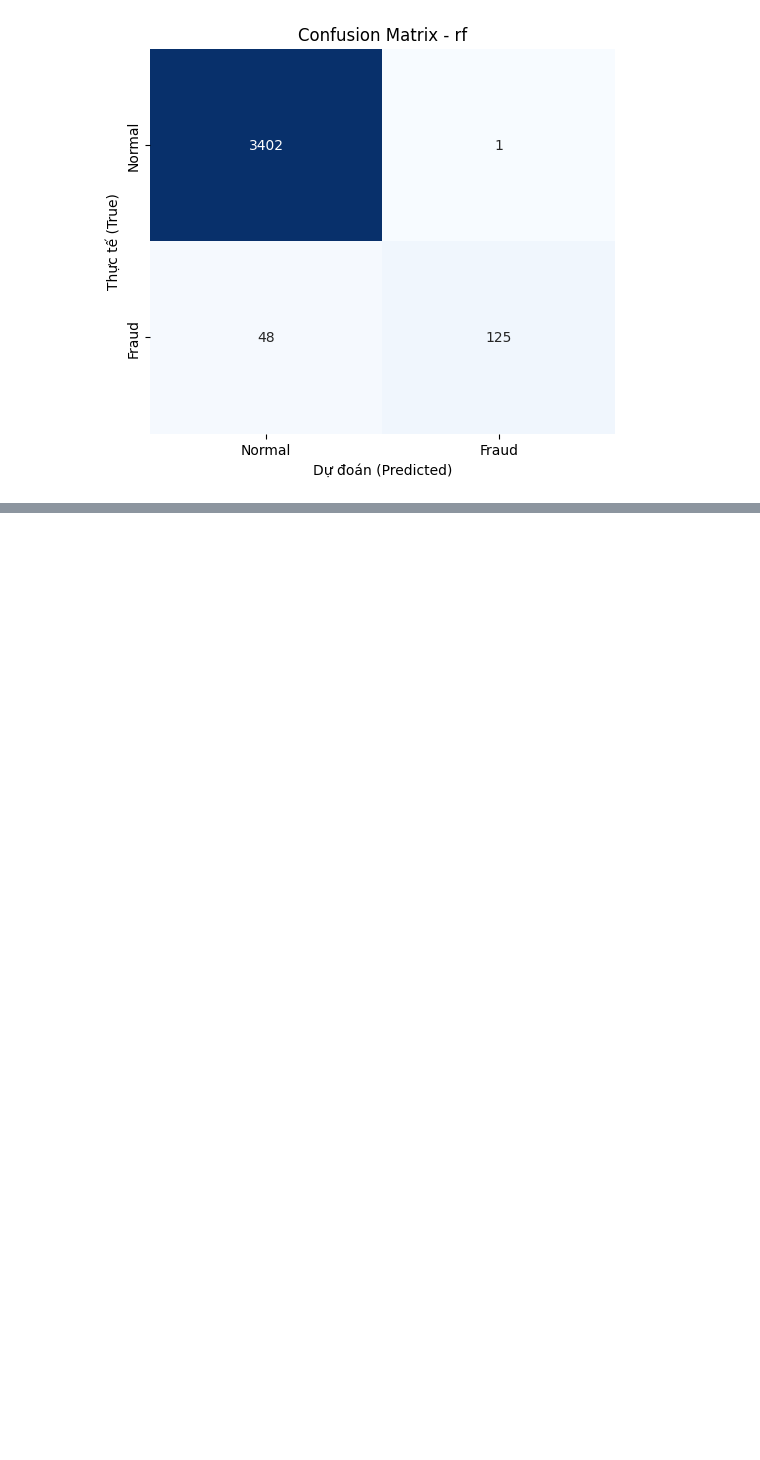
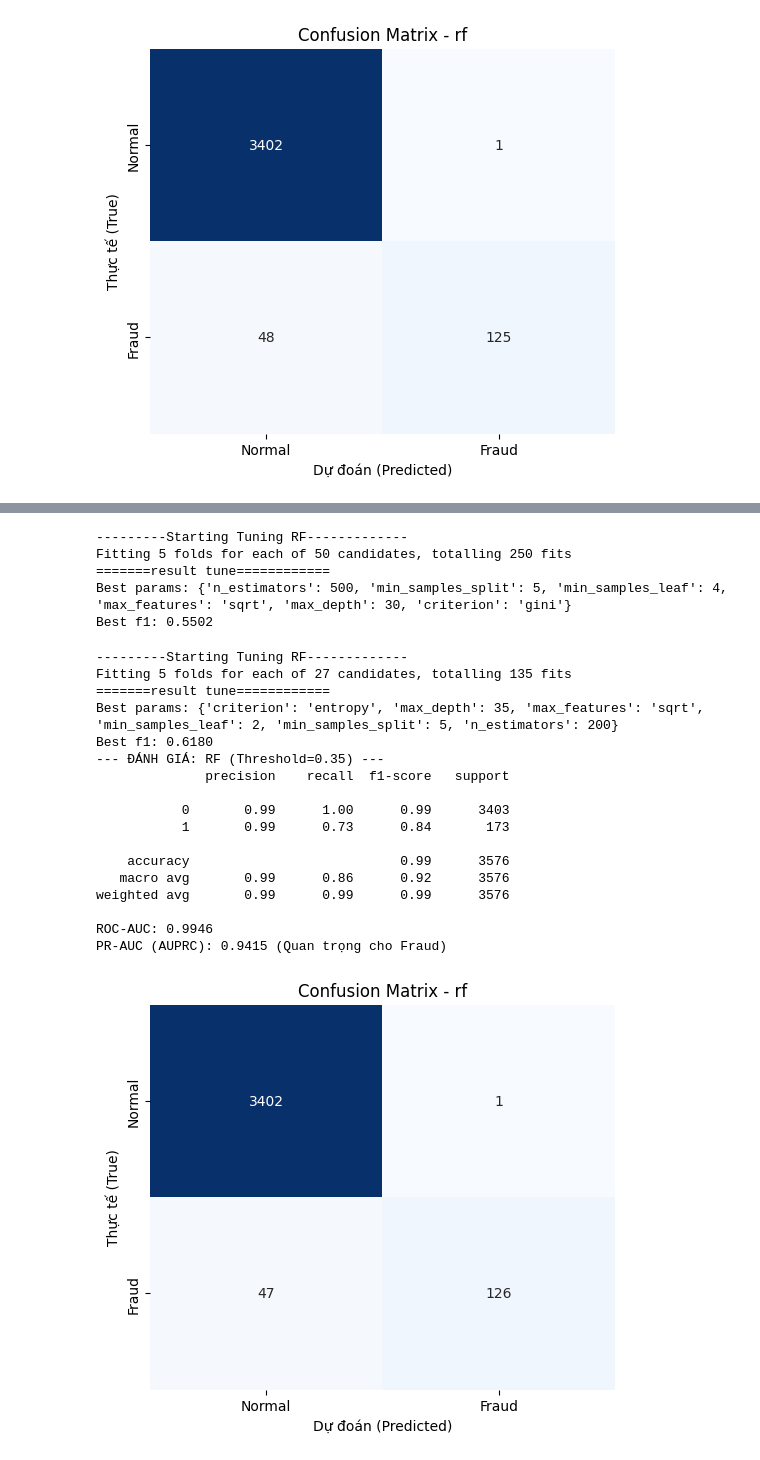
Before and after one commit to thanhlek5/Du-doan-tin-tuyen-dung, a Jupyter notebook: notebooks/RandomForest.ipynb, the cells around one changed output, grey strips where cells are left out. Saved outputs shown, nothing was run; the diff lists cells and outputs as text; code cells hidden in the pictures; blank space fills up the shorter version.

```diff
--- a/notebooks/RandomForest.ipynb
+++ b/notebooks/RandomForest.ipynb
@@ -146,0 +201,45 @@ preprocess_2 = joblib.load(tfidf_pipeline)
+# %%
+param_rcv = {
+    "n_estimators": [200,300,500],
+    "max_features": ["sqrt", "log2"],
+    "criterion": ["gini", "entropy"],
+    "min_samples_split": [5, 8, 10],
+    "min_samples_leaf": [2, 4, 8],
+    "max_depth": [10, 20, 30]
+}
+model_imbalance = tuneModel(X_train_tfidf, Y_train, model_name='rf', raw_params=param_rcv,name_search="rcv",n_iter = 50)
+# %% [output]
+---------Starting Tuning RF-------------
+Fitting 5 folds for each of 50 candidates, totalling 250 fits
+=======result tune============
+Best params: {'n_estimators': 500, 'min_samples_split': 5, 'min_samples_leaf': 4, 'max_features': 'sqrt', 'max_depth': 30, 'criterion': 'gini'}
+Best f1: 0.5502
+# %%
+param_gcv = {
+    "n_estimators": [200],
+    "max_features": ["sqrt"],
+    "criterion": ["entropy"],
+    "min_samples_split": [3, 5, 7],
+    "min_samples_leaf": [2, 4, 6],
+    "max_depth": [20, 30, 35]
+}
+model_tuned = tuneModel(X_train_tfidf, Y_train, model_name='rf', raw_params=param_gcv,name_search="gcv")
+# %% [output]
+---------Starting Tuning RF-------------
+Fitting 5 folds for each of 27 candidates, totalling 135 fits
+=======result tune============
+Best params: {'criterion': 'entropy', 'max_depth': 35, 'max_features': 'sqrt', 'min_samples_leaf': 2, 'min_samples_split': 5, 'n_estimators': 200}
+Best f1: 0.6180
+--- ĐÁNH GIÁ: RF (Threshold=0.35) ---
+              precision    recall  f1-score   support
+
+           0       0.99      1.00      0.99      3403
+           1       0.99      0.73      0.84       173
+
+    accuracy                           0.99      3576
+   macro avg       0.99      0.86      0.92      3576
+weighted avg       0.99      0.99      0.99      3576
+
+ROC-AUC: 0.9946
+PR-AUC (AUPRC): 0.9415 (Quan trọng cho Fraud)
+[figure, added]
```
Also changed, not shown: parts of 9 cells of this notebook.
